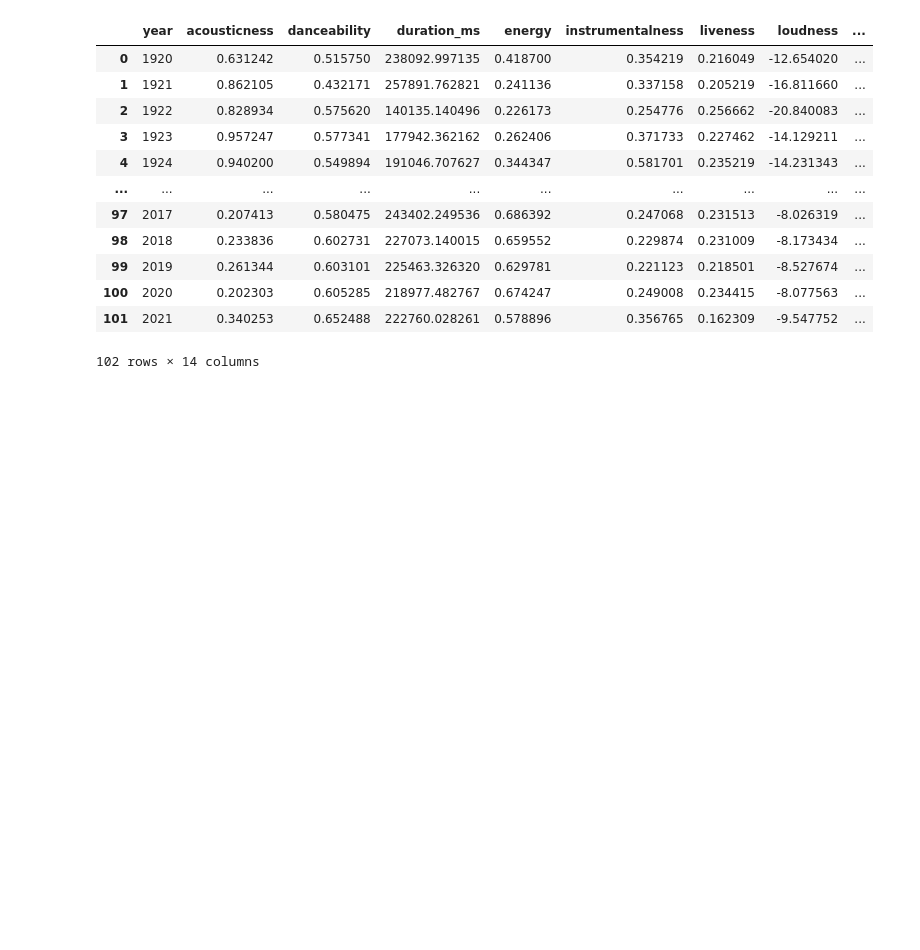
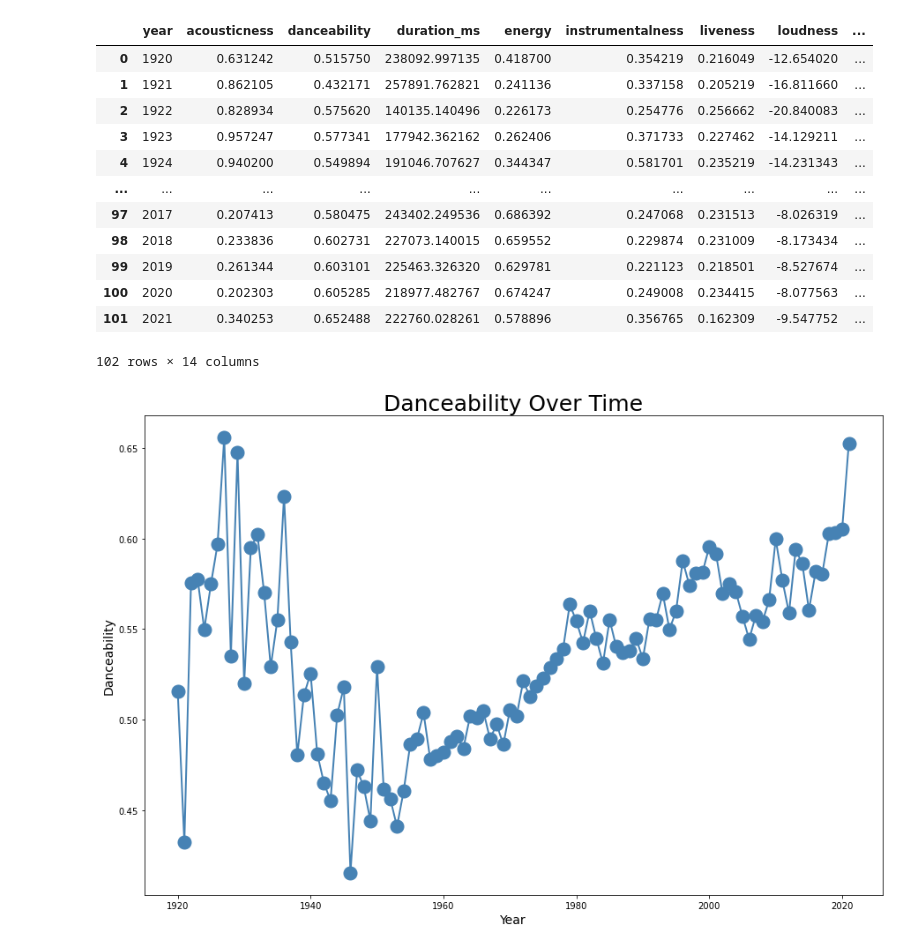
Before and after one commit to collinmpage/NWDS-project-one, a Jupyter notebook: data_visualized.ipynb, the cells around one changed output. Drawn from its saved outputs; the diff is of its cells as text; code cells hidden in the pictures; blank space fills up the shorter version.

Commit message:
beginning line plots by year

```diff
--- a/data_visualized.ipynb
+++ b/data_visualized.ipynb
@@ -39,3 +64,25 @@ data_by_year
 | 100 | 2020 | 0.202303 | 0.605285 | 218977.482767 | 0.674247 | 0.249008 | 0.234415 | -8.077563 | ... |
 | 101 | 2021 | 0.340253 | 0.652488 | 222760.028261 | 0.578896 | 0.356765 | 0.162309 | -9.547752 | ... |
 102 rows × 14 columns
+# %%
+#setting variables
+
+x_axis = data_by_year['year']
+Danceability = data_by_year['danceability']
+Acousticness = data_by_year['acousticness']
+Energy = data_by_year['energy']
+Instrumentalness = data_by_year['instrumentalness']
+Loudness = data_by_year['loudness']
+Tempo = data_by_year['tempo']
+# %%
+#Danceability Over Time Chart
+
+fig1, ax1 = plt.subplots(figsize=(15, 10))
+plt.title('Danceability Over Time' ,fontsize =25)
+plt.plot(x_axis, Danceability ,linewidth=2, markersize=15,marker="o",color="steelblue")
+plt.xlabel('Year',fontsize =14)
+plt.ylabel('Danceability',fontsize =14)
+
+plt.show()
+# %% [output]
+[figure, added]
```
Also changed, not shown: parts of 8 cells of this notebook.
